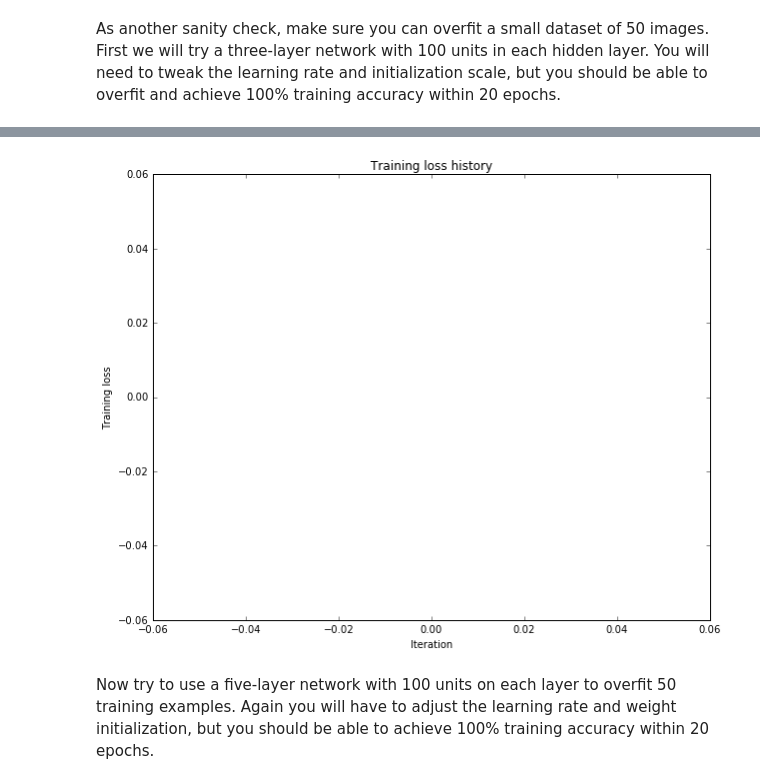
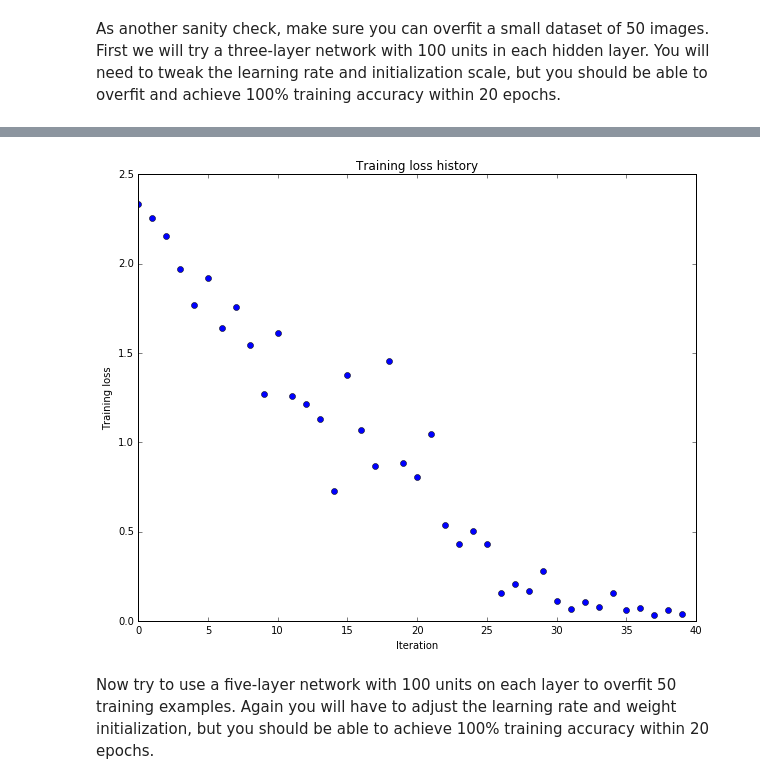
Before and after one commit to xavi1989/cs231n, a Jupyter notebook: assignment2/FullyConnectedNets.ipynb, the cells around one changed output, grey strips where cells are left out. Drawn from its saved outputs; the diff is of its cells as text; code cells hidden in the pictures.

```diff
--- a/assignment2/FullyConnectedNets.ipynb
+++ b/assignment2/FullyConnectedNets.ipynb
@@ -459,8 +459,8 @@ small_data = {
   'y_val': data['y_val'],
 }
 
-weight_scale = 1e-1
-learning_rate = 1e-3
+weight_scale = 1e-2
+learning_rate = 1e-2
 model = FullyConnectedNet([100, 100],
               weight_scale=weight_scale, dtype=np.float64)
 solver = Solver(model, small_data,
@@ -498,4 +498,4 @@ plt.show()
-[figure, old version]
+[figure, new version]
 # %% [markdown]
 Now try to use a five-layer network with 100 units on each layer to overfit 50 training examples. Again you will have to adjust the learning rate and weight initialization, but you should be able to achieve 100% training accuracy within 20 epochs.
 # %%
```
Also changed, not shown: parts of 9 cells of this notebook, 1 other file.
